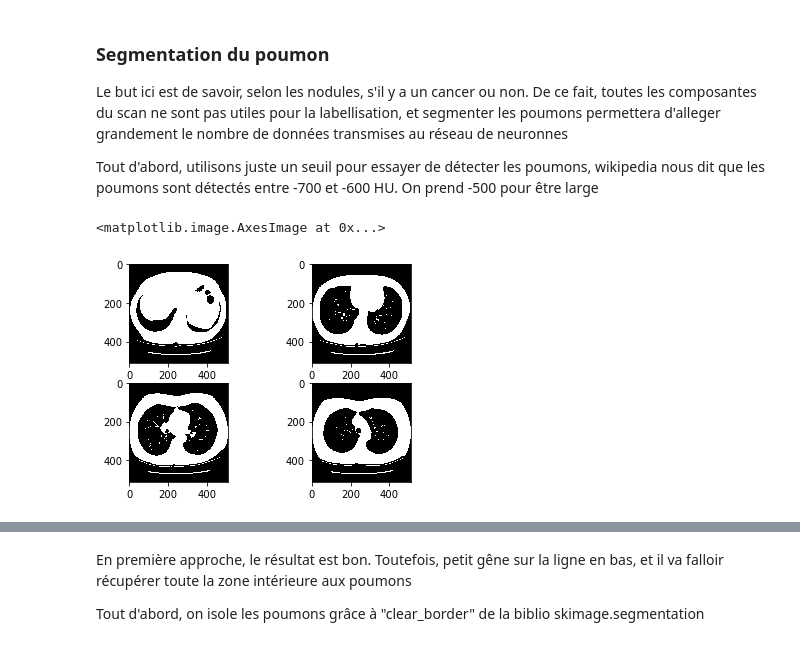
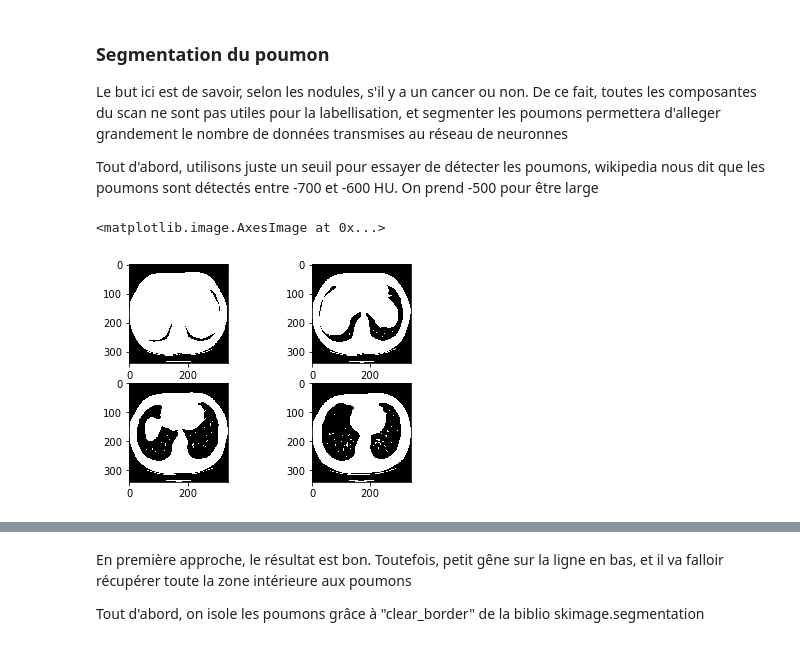
Before and after one commit to lucsoret/CEI, a Jupyter notebook: Python/Notebook/pre_processing_Luc.ipynb, the cells around one changed output, grey strips where cells are left out. Saved outputs shown, nothing was run; the diff lists cells and outputs as text; code cells hidden in the pictures.

```diff
--- a/Python/Notebook/pre_processing_Luc.ipynb
+++ b/Python/Notebook/pre_processing_Luc.ipynb
@@ -130,6 +130,8 @@ A part un cas distinct, le rescale factor vaut -1024. A priori, les valeurs qui
 def PixelData_to_HU(slices):
     #Stack de nos slices dans une tenseur 3D
     image = np.stack([s.pixel_array for s in slices])
+    #J ai eu des problmes avec des depassages d'entier
+    image = image.astype(np.int16)
 
 
     # Les pixels "aberrant (- 2000) sont associés à l'air, qui vaut -1000HU, le rescale valant en général -1024 on fait :
@@ -142,7 +144,9 @@ def PixelData_to_HU(slices):
         intercept = slices[slice_number].RescaleIntercept
         slope = slices[slice_number].RescaleSlope
 
-        image[slice_number] = slope * image[slice_number] + intercept
+        image[slice_number] = slope * image[slice_number].astype(np.int16)
+        image[slice_number] = image[slice_number].astype(np.int16)
+        image[slice_number] += np.int16(intercept)
 
 
     return np.array(image)
@@ -162,0 +195,17 @@ __Ainsi, on a pu transformer nos données en unité HU, en s'occupant du cas sor
+# %%
+def resample(input_image, scan, new_spacing=[1,1,1]):
+
+    #L espacement tel qu il est donne
+    prior_spacing = np.array([scan[0].SliceThickness] + scan[0].PixelSpacing, dtype=np.float16)
+    #Le facteur de dilatation pour avoir notre nouvel espacement
+    resize_factor = prior_spacing / new_spacing
+    #Nouvel dimension de l image totale (cad toutes les slices)
+    new_real_shape = input_image.shape * resize_factor
+    #Mieux avec quelque chose d'entier
+    new_shape = np.round(new_real_shape)
+
+    real_resize_factor = new_shape / input_image.shape
+    new_spacing = prior_spacing / real_resize_factor
+    #La fonction qui gere tout : scipy.ndimage
+    output_image = scipy.ndimage.interpolation.zoom(input_image, real_resize_factor, mode='nearest')
+    return output_image, new_spacing
@@ -163,3 +228,5 @@ __Ainsi, on a pu transformer nos données en unité HU, en s'occupant du cas sor
+# %%
+image = pix_resampled
 # %% [markdown]
 ### Segmentation du poumon
 
@@ -169,25 +236,25 @@ Le but ici est de savoir, selon les nodules, s'il y a un cancer ou non. De ce fa
 
 Tout d'abord, utilisons juste un seuil pour essayer de détecter les poumons, wikipedia nous dit que les poumons sont détectés entre -700 et -600 HU. On prend -500 pour être large
 # %%
-first_patient_path = os.path.join(INPUT_FOLDER,patients[0])
+first_patient_path = os.path.join(INPUT_FOLDER,patients[1])
 first_patient = load_scan(first_patient_path)
 total_images = os.listdir(first_patient_path)
 
 binaries = image < -500
 
 
 """Plot"""
 plt.subplot(221)
 plt.imshow(binaries[25],cmap=cm.Greys)
 plt.subplot(222)
 plt.imshow(binaries[50],cmap=cm.Greys)
 plt.subplot(223)
 plt.imshow(binaries[75],cmap=cm.Greys)
 plt.subplot(224)
 plt.imshow(binaries[100],cmap=cm.Greys)
 # %% [output]
 <matplotlib.image.AxesImage at 0x...>
-[figure, old version]
+[figure, new version]
 # %%
 from skimage.segmentation import clear_border
 from skimage.morphology import ball, disk, dilation, binary_erosion, remove_small_objects, erosion, closing, reconstruction, binary_closing
```
Also changed, not shown: parts of 32 cells of this notebook, 3 other files.
